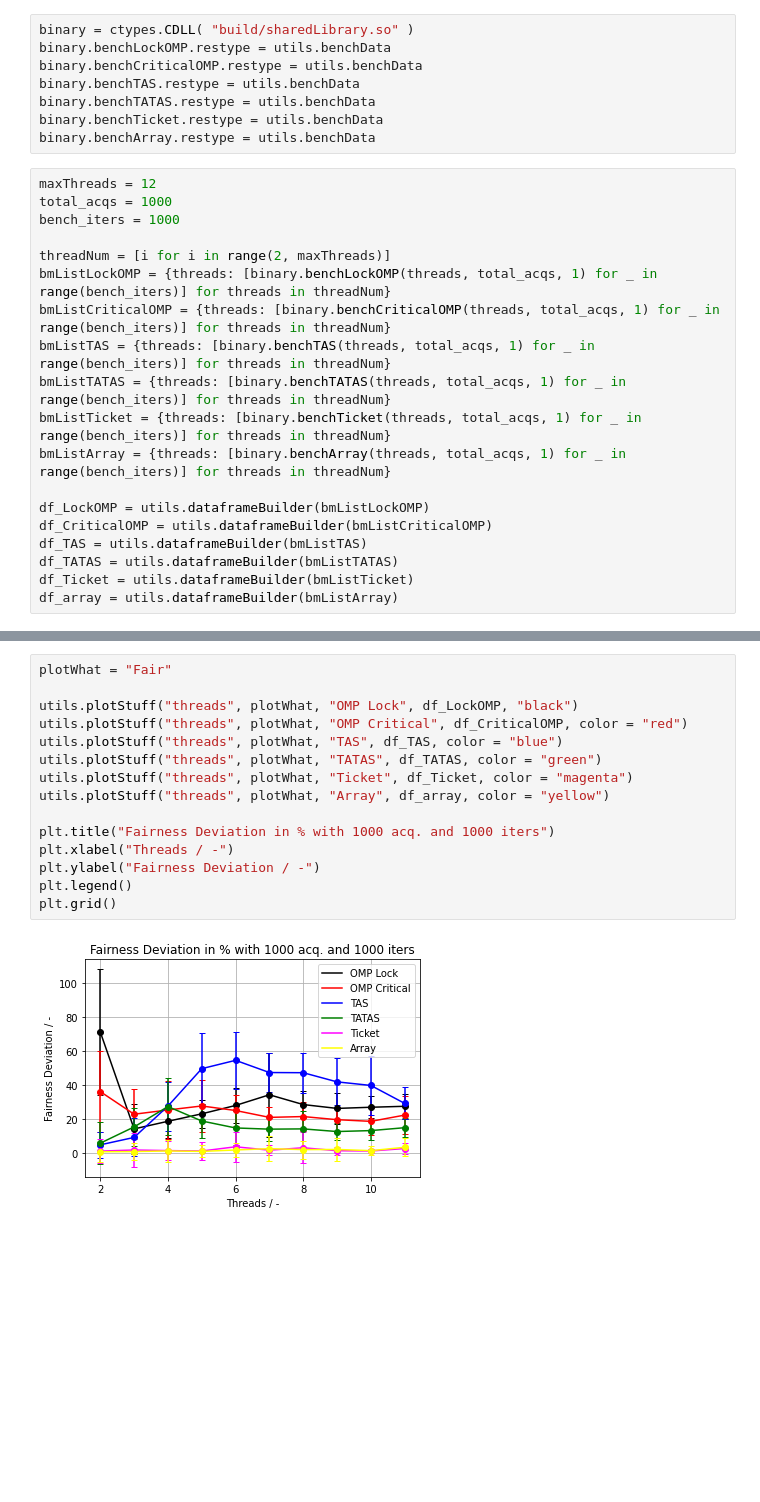
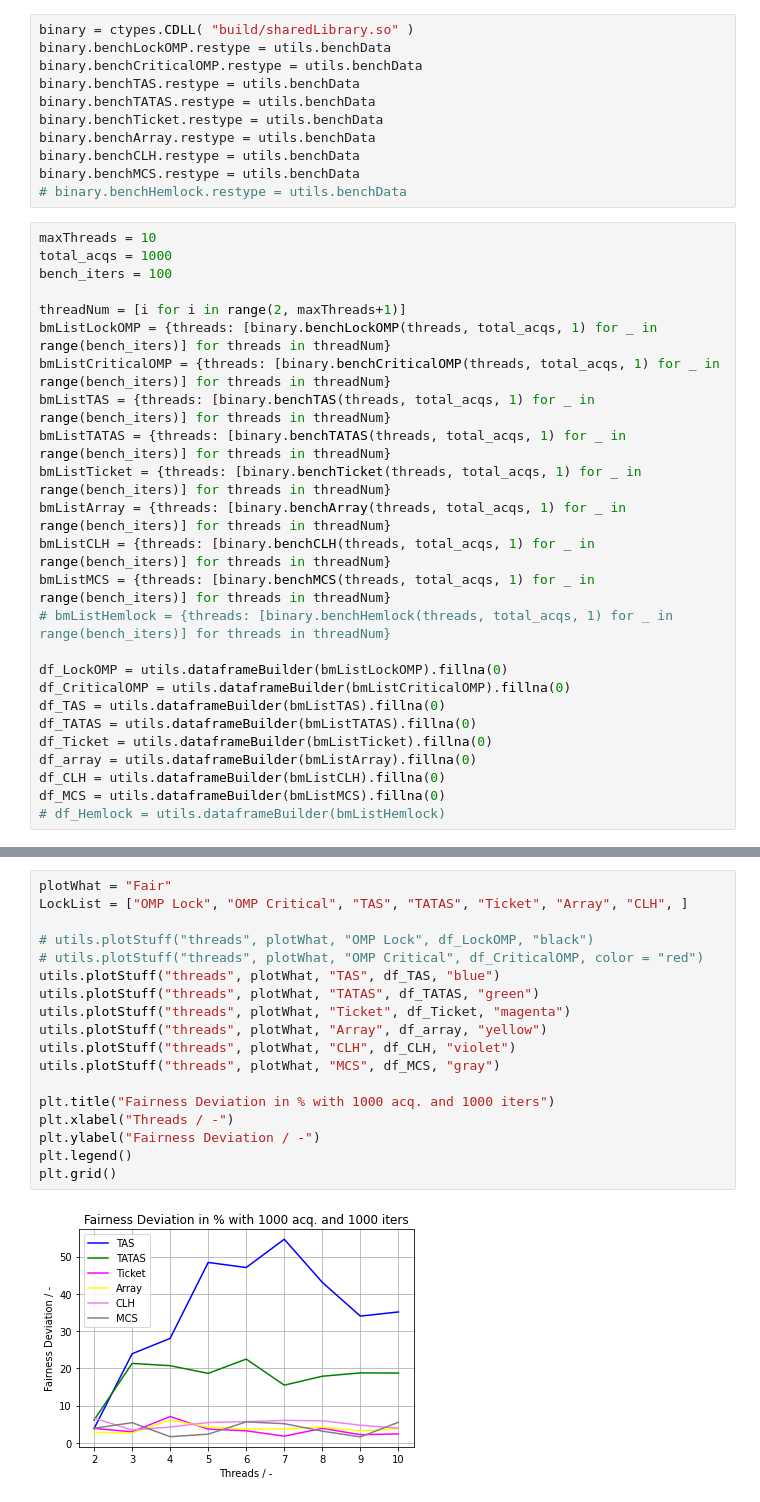
Before and after one commit to tellocam/AMP, a Jupyter notebook: framework/BenchmarkPlots.ipynb, the cells around one changed output, grey strips where cells are left out. Drawn from its saved outputs; the diff is of its cells as text; blank space fills up the shorter version.

Commit message:
stuff..

```diff
--- a/framework/BenchmarkPlots.ipynb
+++ b/framework/BenchmarkPlots.ipynb
@@ -20,22 +20,31 @@ binary.benchTAS.restype = utils.benchData
 binary.benchTATAS.restype = utils.benchData
 binary.benchTicket.restype = utils.benchData
 binary.benchArray.restype = utils.benchData
+binary.benchCLH.restype = utils.benchData
+binary.benchMCS.restype = utils.benchData
+# binary.benchHemlock.restype = utils.benchData
 # %%
-maxThreads = 12
+maxThreads = 10
 total_acqs = 1000
-bench_iters = 1000
+bench_iters = 100
 
-threadNum = [i for i in range(2, maxThreads)]
+threadNum = [i for i in range(2, maxThreads+1)]
 bmListLockOMP = {threads: [binary.benchLockOMP(threads, total_acqs, 1) for _ in range(bench_iters)] for threads in threadNum}
 bmListCriticalOMP = {threads: [binary.benchCriticalOMP(threads, total_acqs, 1) for _ in range(bench_iters)] for threads in threadNum}
 bmListTAS = {threads: [binary.benchTAS(threads, total_acqs, 1) for _ in range(bench_iters)] for threads in threadNum}
 bmListTATAS = {threads: [binary.benchTATAS(threads, total_acqs, 1) for _ in range(bench_iters)] for threads in threadNum}
 bmListTicket = {threads: [binary.benchTicket(threads, total_acqs, 1) for _ in range(bench_iters)] for threads in threadNum}
 bmListArray = {threads: [binary.benchArray(threads, total_acqs, 1) for _ in range(bench_iters)] for threads in threadNum}
+bmListCLH = {threads: [binary.benchCLH(threads, total_acqs, 1) for _ in range(bench_iters)] for threads in threadNum}
+bmListMCS = {threads: [binary.benchMCS(threads, total_acqs, 1) for _ in range(bench_iters)] for threads in threadNum}
+# bmListHemlock = {threads: [binary.benchHemlock(threads, total_acqs, 1) for _ in range(bench_iters)] for threads in threadNum}
 
-df_LockOMP = utils.dataframeBuilder(bmListLockOMP)
-df_CriticalOMP = utils.dataframeBuilder(bmListCriticalOMP)
-df_TAS = utils.dataframeBuilder(bmListTAS)
-df_TATAS = utils.dataframeBuilder(bmListTATAS)
-df_Ticket = utils.dataframeBuilder(bmListTicket)
-df_array = utils.dataframeBuilder(bmListArray)
+df_LockOMP = utils.dataframeBuilder(bmListLockOMP).fillna(0)
+df_CriticalOMP = utils.dataframeBuilder(bmListCriticalOMP).fillna(0)
+df_TAS = utils.dataframeBuilder(bmListTAS).fillna(0)
+df_TATAS = utils.dataframeBuilder(bmListTATAS).fillna(0)
+df_Ticket = utils.dataframeBuilder(bmListTicket).fillna(0)
+df_array = utils.dataframeBuilder(bmListArray).fillna(0)
+df_CLH = utils.dataframeBuilder(bmListCLH).fillna(0)
+df_MCS = utils.dataframeBuilder(bmListMCS).fillna(0)
+# df_Hemlock = utils.dataframeBuilder(bmListHemlock)
@@ -42,17 +71,20 @@ df_array = utils.dataframeBuilder(bmListArray)
 # %%
 plotWhat = "Fair"
+LockList = ["OMP Lock", "OMP Critical", "TAS", "TATAS", "Ticket", "Array", "CLH", ]
 
-utils.plotStuff("threads", plotWhat, "OMP Lock", df_LockOMP, "black")
-utils.plotStuff("threads", plotWhat, "OMP Critical", df_CriticalOMP, color = "red")
-utils.plotStuff("threads", plotWhat, "TAS", df_TAS, color = "blue")
-utils.plotStuff("threads", plotWhat, "TATAS", df_TATAS, color = "green")
-utils.plotStuff("threads", plotWhat, "Ticket", df_Ticket, color = "magenta")
-utils.plotStuff("threads", plotWhat, "Array", df_array, color = "yellow")
+# utils.plotStuff("threads", plotWhat, "OMP Lock", df_LockOMP, "black")
+# utils.plotStuff("threads", plotWhat, "OMP Critical", df_CriticalOMP, color = "red")
+utils.plotStuff("threads", plotWhat, "TAS", df_TAS, "blue")
+utils.plotStuff("threads", plotWhat, "TATAS", df_TATAS, "green")
+utils.plotStuff("threads", plotWhat, "Ticket", df_Ticket, "magenta")
+utils.plotStuff("threads", plotWhat, "Array", df_array, "yellow")
+utils.plotStuff("threads", plotWhat, "CLH", df_CLH, "violet")
+utils.plotStuff("threads", plotWhat, "MCS", df_MCS, "gray")
 
 plt.title("Fairness Deviation in % with 1000 acq. and 1000 iters")
 plt.xlabel("Threads / -")
 plt.ylabel("Fairness Deviation / -")
 plt.legend()
 plt.grid()
 # %% [output]
-[figure, old version]
+[figure, new version]
```
Also changed, not shown: parts of 2 cells of this notebook, 23 other files.
